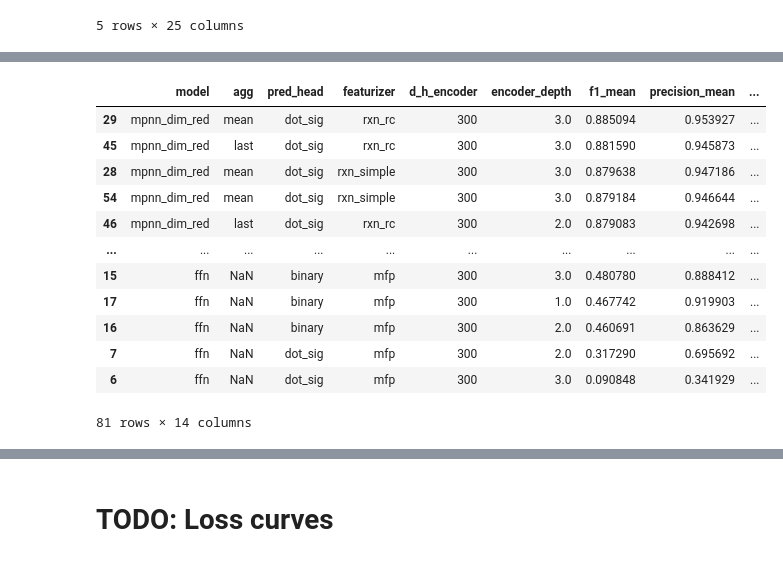
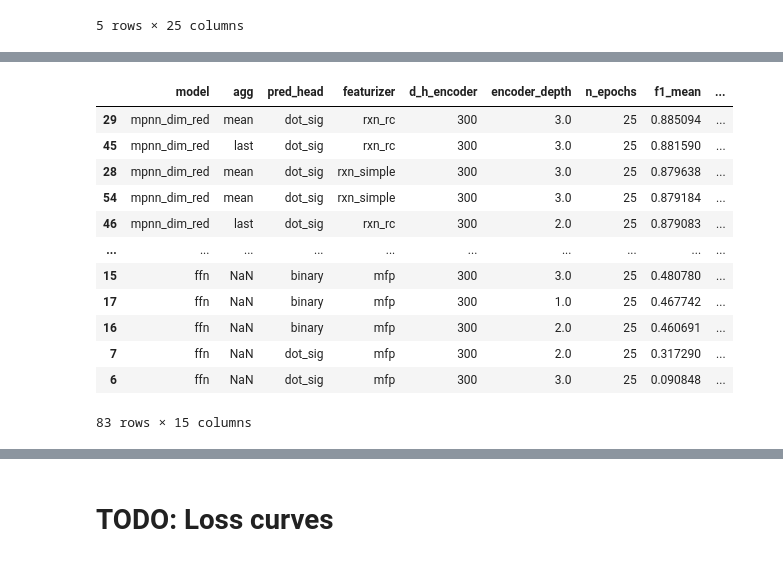
Before and after one commit to stefanpate/rcgnn, a Jupyter notebook: notebooks/rc_gnn_sprhea_figs.ipynb, the cells around one changed output, grey strips where cells are left out. Cells and saved outputs as stored; diff of their text form; code cells hidden in the pictures.

```diff
--- a/notebooks/rc_gnn_sprhea_figs.ipynb
+++ b/notebooks/rc_gnn_sprhea_figs.ipynb
@@ -18,8 +20,7 @@ exp.head()
 | 3 | 25 | dot_sig | NaN | NaN | 50 | ffn | mfp | 3.0 | ... |
 | 4 | 25 | dot_sig | NaN | NaN | 50 | ffn | mfp | 2.0 | ... |
 # %%
-exp.drop(labels=[78, 79, 81, 82], inplace=True)
-exp.to_csv(f"{res_dir}/experiments.csv", sep='\t')
+exp.drop(labels=[81, 82], inplace=True)
 # %%
 for hi, row in exp.iterrows():
     agg_scores = defaultdict(list)
@@ -56,19 +51,19 @@ exp.head()
 # %%
-display_res = exp[['model', 'agg', 'pred_head', 'featurizer', 'd_h_encoder', 'encoder_depth', 'f1_mean', 'precision_mean', 'recall_mean', 'accuracy_mean', 'f1_sem', 'precision_sem', 'recall_sem', 'accuracy_sem']]
+display_res = exp[['model', 'agg', 'pred_head', 'featurizer', 'd_h_encoder', 'encoder_depth', 'n_epochs', 'f1_mean', 'precision_mean', 'recall_mean', 'accuracy_mean', 'f1_sem', 'precision_sem', 'recall_sem', 'accuracy_sem']]
 display_res.sort_values(by=['f1_mean'], ascending=False).head(100)
 # %% [output]
-|  | model | agg | pred_head | featurizer | d_h_encoder | encoder_depth | f1_mean | precision_mean | ... |
-| 29 | mpnn_dim_red | mean | dot_sig | rxn_rc | 300 | 3.0 | 0.885094 | 0.953927 | ... |
-| 45 | mpnn_dim_red | last | dot_sig | rxn_rc | 300 | 3.0 | 0.881590 | 0.945873 | ... |
-| 28 | mpnn_dim_red | mean | dot_sig | rxn_simple | 300 | 3.0 | 0.879638 | 0.947186 | ... |
-| 54 | mpnn_dim_red | mean | dot_sig | rxn_simple | 300 | 3.0 | 0.879184 | 0.946644 | ... |
-| 46 | mpnn_dim_red | last | dot_sig | rxn_rc | 300 | 2.0 | 0.879083 | 0.942698 | ... |
+|  | model | agg | pred_head | featurizer | d_h_encoder | encoder_depth | n_epochs | f1_mean | ... |
+| 29 | mpnn_dim_red | mean | dot_sig | rxn_rc | 300 | 3.0 | 25 | 0.885094 | ... |
+| 45 | mpnn_dim_red | last | dot_sig | rxn_rc | 300 | 3.0 | 25 | 0.881590 | ... |
+| 28 | mpnn_dim_red | mean | dot_sig | rxn_simple | 300 | 3.0 | 25 | 0.879638 | ... |
+| 54 | mpnn_dim_red | mean | dot_sig | rxn_simple | 300 | 3.0 | 25 | 0.879184 | ... |
+| 46 | mpnn_dim_red | last | dot_sig | rxn_rc | 300 | 2.0 | 25 | 0.879083 | ... |
 | ... | ... | ... | ... | ... | ... | ... | ... | ... | ... |
-| 15 | ffn | NaN | binary | mfp | 300 | 3.0 | 0.480780 | 0.888412 | ... |
-| 17 | ffn | NaN | binary | mfp | 300 | 1.0 | 0.467742 | 0.919903 | ... |
-| 16 | ffn | NaN | binary | mfp | 300 | 2.0 | 0.460691 | 0.863629 | ... |
-| 7 | ffn | NaN | dot_sig | mfp | 300 | 2.0 | 0.317290 | 0.695692 | ... |
-| 6 | ffn | NaN | dot_sig | mfp | 300 | 3.0 | 0.090848 | 0.341929 | ... |
+| 15 | ffn | NaN | binary | mfp | 300 | 3.0 | 25 | 0.480780 | ... |
+| 17 | ffn | NaN | binary | mfp | 300 | 1.0 | 25 | 0.467742 | ... |
+| 16 | ffn | NaN | binary | mfp | 300 | 2.0 | 25 | 0.460691 | ... |
+| 7 | ffn | NaN | dot_sig | mfp | 300 | 2.0 | 25 | 0.317290 | ... |
+| 6 | ffn | NaN | dot_sig | mfp | 300 | 3.0 | 25 | 0.090848 | ... |
-81 rows × 14 columns
+83 rows × 15 columns
 # %%
 best = 29
```
Also changed, not shown: parts of 4 cells of this notebook, 7 other files.
